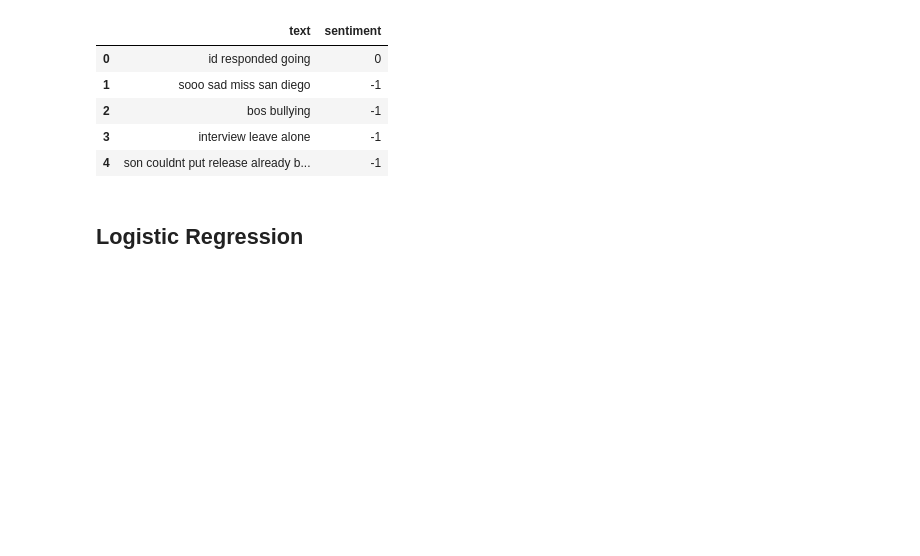
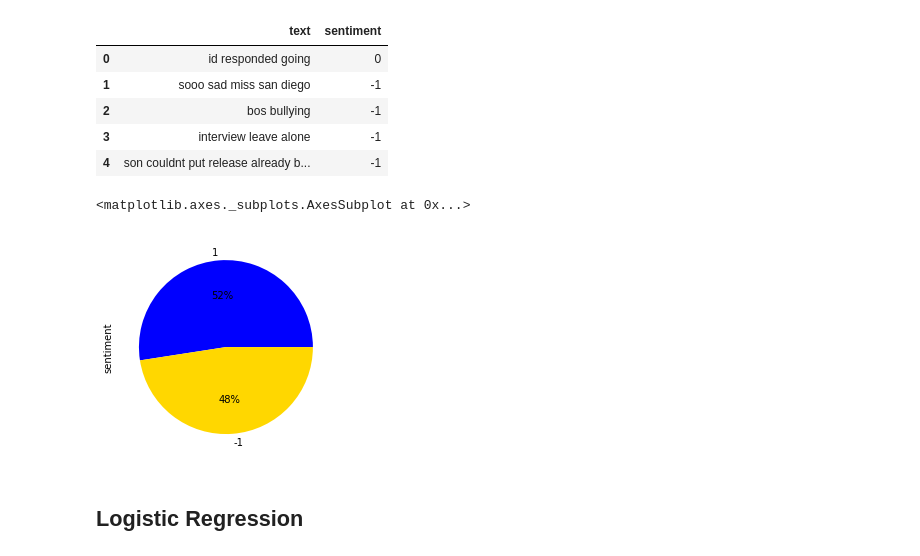
Before and after one commit to mcmanuscw/Project_4-Group_1, a Jupyter notebook: Sentimental_Analysis_Colab.ipynb, the cells around one changed output. Drawn from its saved outputs; the diff is of its cells as text; code cells hidden in the pictures; blank space fills up the shorter version.

```diff
--- a/Sentimental_Analysis_Colab.ipynb
+++ b/Sentimental_Analysis_Colab.ipynb
@@ -173,6 +178,12 @@ tweets_df.head()
 # %%
 # create a separate data frame without neutral tweets
 tweets_no_neut = tweets_df[tweets_df["sentiment"] != 0]
+# %%
+# visualize distribution - without neutral sentiment
+tweets_no_neut.sentiment.value_counts().plot(kind='pie', autopct='%1.0f%%', colors=['blue', 'gold', 'red'])
+# %% [output]
+<matplotlib.axes._subplots.AxesSubplot at 0x...>
+[figure, added]
 # %%
 # Create the X and y data
 def create_train_test_data (tweets_df, train_size):
```
Also changed, not shown: parts of 10 cells of this notebook, 1 other file.
